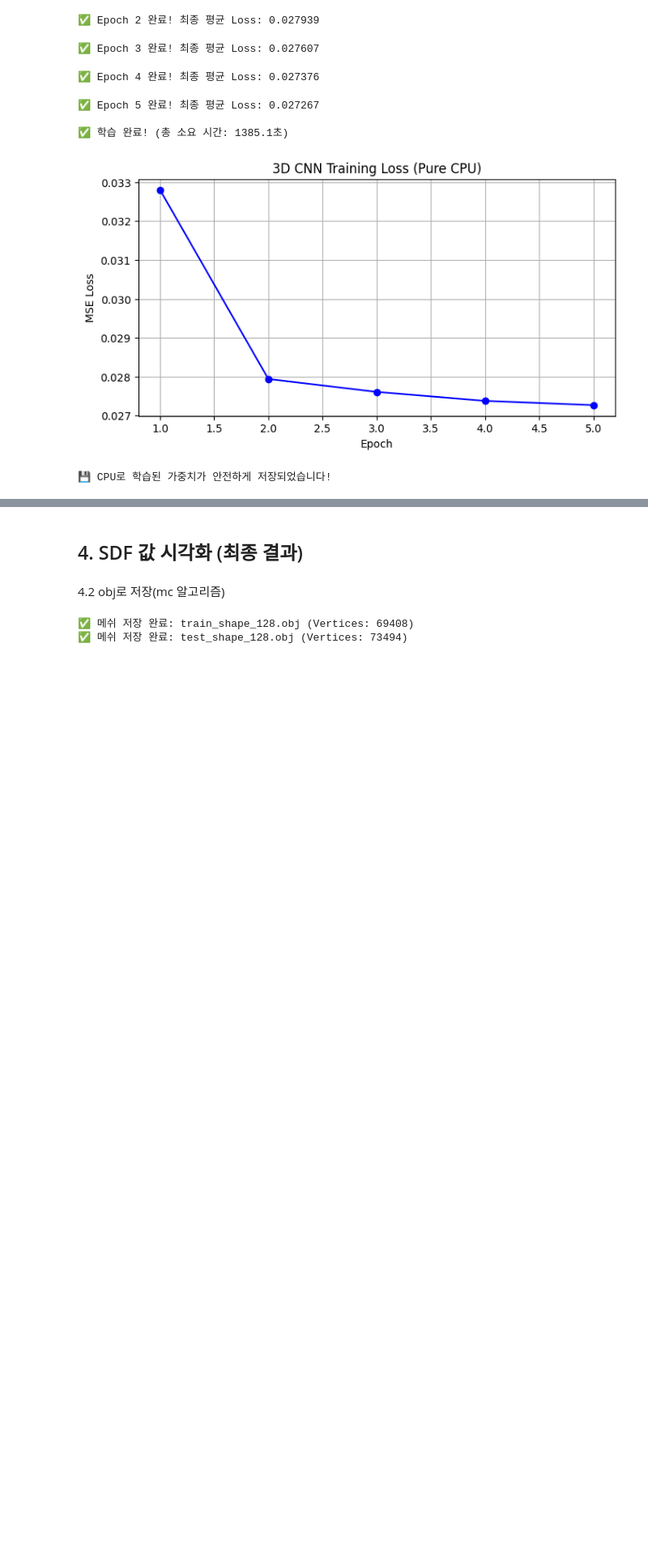
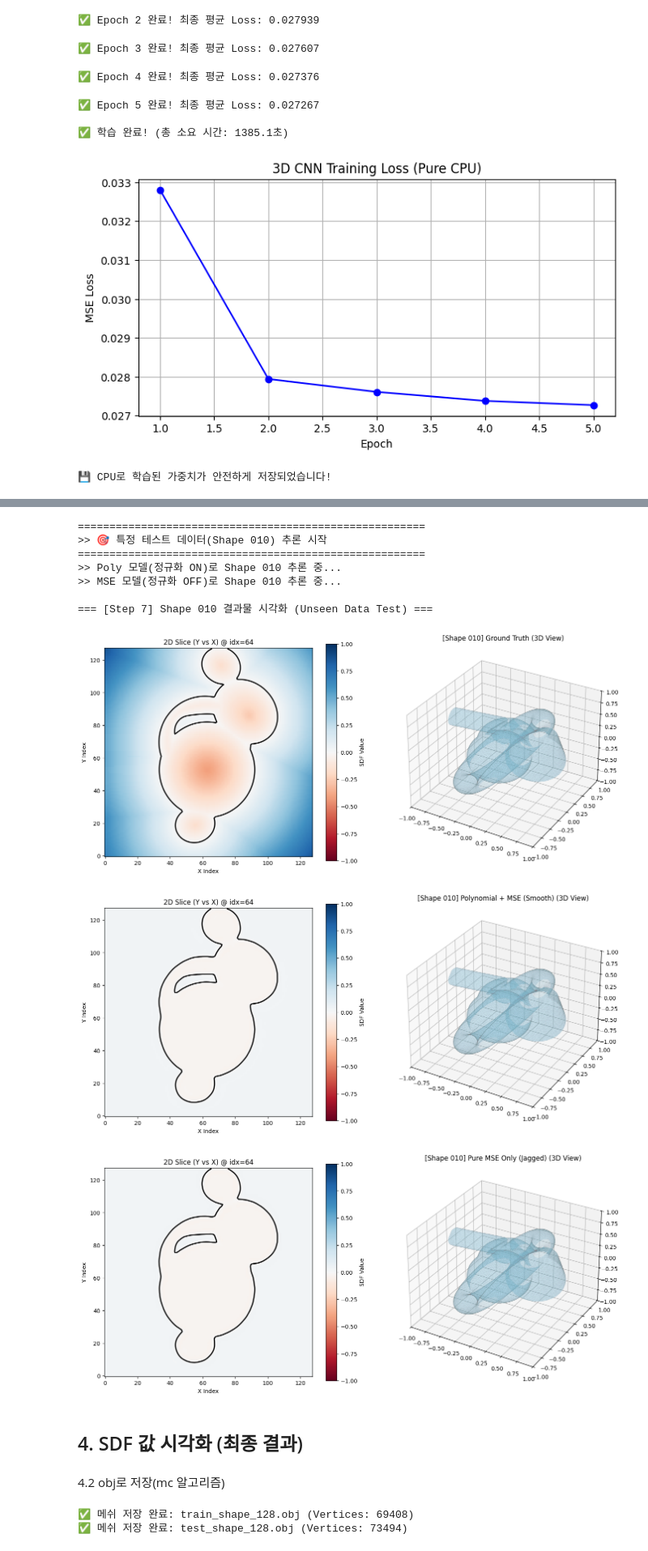
Before and after one commit to ybg1219/reconstruction, a Jupyter notebook: main.ipynb, the cells around one changed output, grey strips where cells are left out. Shown at 81% size. Cells and saved outputs as stored; diff of their text form; code cells hidden in the pictures; blank space fills up the shorter version.

```diff
--- a/main.ipynb
+++ b/main.ipynb
@@ -824,0 +560,10 @@ visualize_simulation(
+# %%
+
+# 추론 및 시각화를 위한 평가용 데이터 로드
+m_c_grid_np = np.load("sample/mc_grid.npy")
+m_c_grid_tensor = torch.tensor(m_c_grid_np, dtype=torch.float32)
+sdf_grid_gt = np.load("sample/sdf_grid.npy")  # 정답지 (비교용)
+
+# 공통 학습 파라미터 세팅 (빠른 실험을 위해 데이터의 50%만 학습)
+num_epochs = 5
+max_batches = len(train_loader) #// 2
@@ -825,3 +673,72 @@ visualize_simulation(
+# %%
+# ==========================================
+# 🎯 [추가 실험] 특정 데이터 추론 및 비교
+# ==========================================
+# 🚨 여기서 원하는 데이터의 인덱스 번호만 바꾸면 끝입니다! (예: 1, 9, 10)
+target_idx = 10
+
+# 0을 채워서 자동으로 3자리 문자열로 만듭니다. (예: 1 -> "001", 15 -> "015")
+shape_name = f"{target_idx:03d}"
+
+print("\n" + "="*55)
+print(f">> 🎯 특정 테스트 데이터(Shape {shape_name}) 추론 시작")
+print("="*55)
+
+# 1. 지정된 타겟 & 특징 그리드 로드 (전처리 완전 생략!)
+# 파일 경로가 자동으로 세팅됩니다.
+sdf_path = f"dataset3/sdf_grid_{shape_name}.npy"
+mc_path = f"dataset3/mc_grid_{shape_name}.npy"
+
+target_sdf = np.load(sdf_path)
+m_c_grid_np = np.load(mc_path)
+
+# 텐서 변환
+m_c_grid_tensor = torch.tensor(m_c_grid_np, dtype=torch.float32)
+
+# 2. [Poly 모드] 이미 학습된 Poly 모델로 초고속 추론
+print(f">> Poly 모델(정규화 ON)로 Shape {shape_name} 추론 중...")
+pred_sdf_poly = reconstructor_poly.inference(m_c_grid_tensor, patch_size=8, batch_size=2048)
+
+# 3. [MSE 모드] 이미 학습된 MSE 모델로 초고속 추론
+print(f">> MSE 모델(정규화 OFF)로 Shape {shape_name} 추론 중...")
+pred_sdf_mse = reconstructor_mse.inference(m_c_grid_tensor, patch_size=8, batch_size=2048)
+
+# ==========================================
+# 📊 결과 시각화 및 비교
+# ==========================================
+print(f"\n=== [Step 7] Shape {shape_name} 결과물 시각화 (Unseen Data Test) ===")
+
+# 1. 정답지 (진짜 모습)
+visualize_simulation(
+    sdf_grid=target_sdf,
+    domain_size=config.domain_size,
+    title=f"[Shape {shape_name}] Ground Truth"
+)
+
+# 2. 논문 세팅 결과 (정규화가 들어간 매끄러운 예측 결과)
+visualize_simulation(
+    sdf_grid=pred_sdf_poly.cpu().numpy(),
+    domain_size=config.domain_size,
+    title=f"[Shape {shape_name}] Polynomial + MSE (Smooth)"
+)
+
+# 3. 정규화 끈 결과 (정규화가 없을 때의 쭈글쭈글한 예측 결과)
+visualize_simulation(
+    sdf_grid=pred_sdf_mse.cpu().numpy(),
+    domain_size=config.domain_size,
+    title=f"[Shape {shape_name}] Pure MSE Only (Jagged)"
+)
+# %% [output]
+=======================================================
+>> 🎯 특정 테스트 데이터(Shape 010) 추론 시작
+=======================================================
+>> Poly 모델(정규화 ON)로 Shape 010 추론 중...
+>> MSE 모델(정규화 OFF)로 Shape 010 추론 중...
+
+=== [Step 7] Shape 010 결과물 시각화 (Unseen Data Test) ===
+[figure, added]
+[figure, added]
+[figure, added]
 # %% [markdown]
 ## 4. SDF 값 시각화 (최종 결과)
 # %% [markdown]
```
Also changed, not shown: parts of 10 cells of this notebook, 1 other file.
